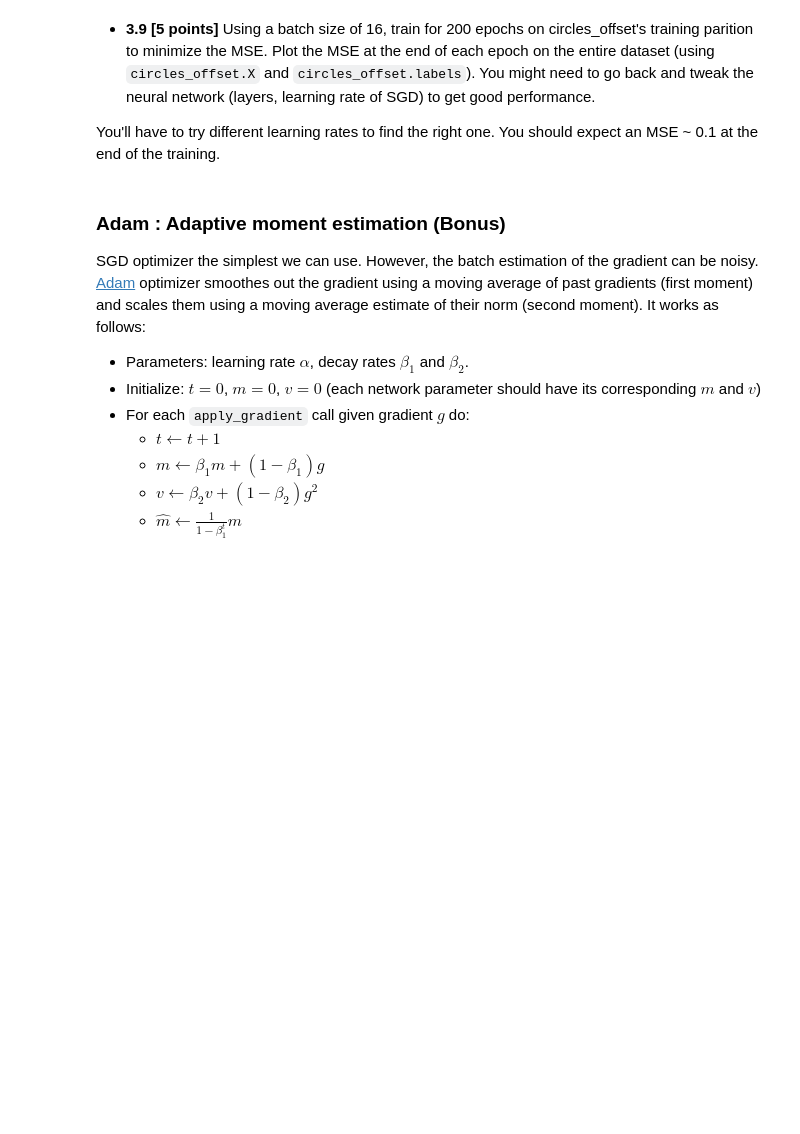
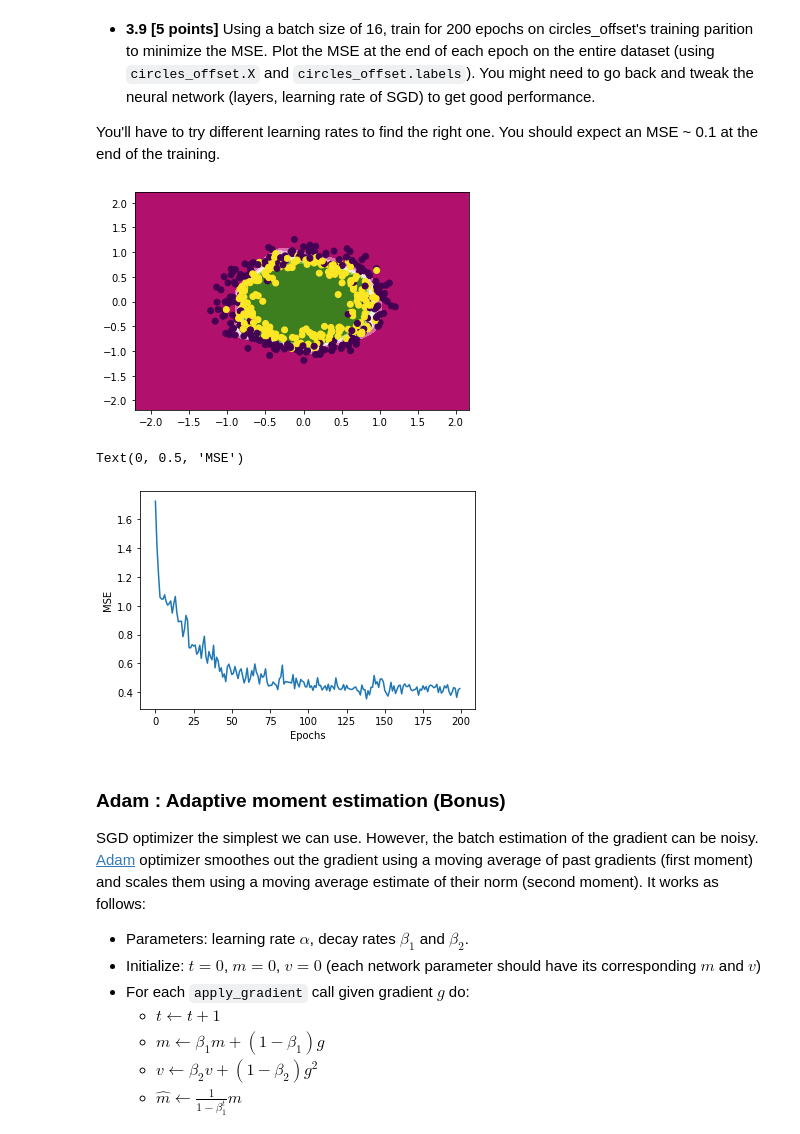
Before and after one commit to brianmoral/ML, a Jupyter notebook: Problem_Sets/Set-5/PS5_Base_5622.ipynb, the cells around one changed output. Saved outputs shown, nothing was run; the diff lists cells and outputs as text; code cells hidden in the pictures; blank space fills up the shorter version.

```diff
--- a/Problem_Sets/Set-5/PS5_Base_5622.ipynb
+++ b/Problem_Sets/Set-5/PS5_Base_5622.ipynb
@@ -749,8 +754,7 @@ class MSE:
         # Workspace 3.1
         mse = 0
         #BEGIN
-        #y_true = np.reshape(y_true, (len(y_true), 1))
-        y_true.flatten()
+
         self.saved_arrays.append(y_pred)
         self.saved_arrays.append(y_true)
         m = len(y_pred)
@@ -768,7 +772,7 @@ class MSE:
         # Workspace 3.2
         grad_input = None
         #BEGIN
-        m = len(self.saved_arrays[0])
+        m = len(self.saved_arrays[-1])
         grad_input = (2/m) * (self.saved_arrays[-2] - self.saved_arrays[-1])
         #END
         return grad_input
@@ -853,7 +859,6 @@ class Hyperbolic(Layer):
         """
 
         # Recall that hyperbolic_tangent(x) = (e^x - e^-x)/(e^x + e^-x)
-        print('Tanh activation')
         hyperbolic = np.zeros_like(x)
         #BEGIN
         x = np.clip(x, -25, 25)
@@ -868,13 +873,11 @@ class Hyperbolic(Layer):
         @param grad_output: input array of shape (batch_size, q)
         @return: grad_input of shape (batch_size, q)
         """
-        print('In backward tanh activation')
         grad_parameters = 0
         grad_input = 0
         #BEGIN
-        x = self.saved_arrays.pop()
+        x = self.saved_arrays[-1]
         grad_input = grad_output * (1 - np.tanh(x)**2)
-        print('tanh back output: ', grad_input.shape)
         #END
         return grad_input
 
@@ -904,7 +907,7 @@ class ReLU(Layer):
         grad_parameters = 0
         # Workspace 3.4.b
         #BEGIN
-        x = self.saved_arrays.pop()
+        x = self.saved_arrays[-1]
         grad_input = grad_output * ((x > 0) *1 )
         #END
         return grad_input
@@ -1022,7 +1021,6 @@ class Dense(Layer):
         # Workspace 3.5.a
         #BEGIN
         self.saved_arrays.append(x)
-        print('forward !!')
         output = np.dot(x, self.weights) + self.bias
         #END
         return output
@@ -1034,18 +1032,13 @@ class Dense(Layer):
         @param grad_output: shape (m, output_dimension)
         @return: grad_input of shape (m, input_dimension)
         """
-        print('backward ??')
-        print('delta: ', grad_output.shape)
-        print('weights: ', self.weights.T.shape )
         self.weights.zero_gradient()
         self.bias.zero_gradient()
         # Workspace 3.5.b
         #BEGIN
-        self.bias.gradient = np.dot( np.ones( (grad_output.shape[0]) ), grad_output)
-        self.weights.gradient =  np.dot((self.saved_arrays.pop().T), grad_output)
-        print('gradient weights: ', grad_output @ self.weights.T)
+        self.bias.gradient = np.dot(np.ones( (grad_output.shape[0]) ), grad_output)
+        self.weights.gradient =  np.dot(self.saved_arrays[-1].T, grad_output)
         grad_input =  np.dot(grad_output,  np.transpose(self.weights))
-
         #END
         return grad_input
 # %%
@@ -1104,7 +1089,7 @@ class SGD(object):
         #BEGIN
         for layer in self.layers:
             for p in layer.parameters:
-                p.apply_gradient(p.gradient * -self.learning_rate)
+                p.apply_gradient(-self.learning_rate * p.gradient)
                 p.zero_gradient()
         #END
 # %% [markdown]
@@ -1282,3 +1215,27 @@ tests.show_decision_surface(network, circles_offset.X, circles_offset.labels)
+# %%
+batch_size = 16
+epochs = 200
+losses = []
+# Workspace 3.9
+#BEGIN
+network_test = Network(optimizer=SGD(learning_rate=0.4), loss = MSE())
+network_test.add_layer(Dense(2, 100))
+network_test.add_layer(ReLU())
+network_test.add_layer(Dense(100, 50))
+network_test.add_layer(ReLU())
+network_test.add_layer(Dense(50, 1))
+network_test.add_layer(Hyperbolic())
+losses = network_test.fit(circles_offset.X_train, y_train, batch_size = 16, epochs = 200)
+predicted = network_test.predict(circles_offset.X_test)
+#END
+tests.show_decision_surface(network_test, circles_offset.X, circles_offset.labels)
+plt.plot(losses)
+plt.xlabel('Epochs')
+plt.ylabel('MSE')
+# %% [output]
+[figure, added]
+Text(0, 0.5, 'MSE')
+[figure, added]
 # %% [markdown]
 ### Adam : Adaptive moment estimation (Bonus)
 SGD optimizer the simplest we can use. However, the batch estimation of the gradient can be noisy. [Adam](https://arxiv.org/pdf/1412.6980.pdf) optimizer smoothes out the gradient
```
Also changed, not shown: parts of 13 cells of this notebook.
